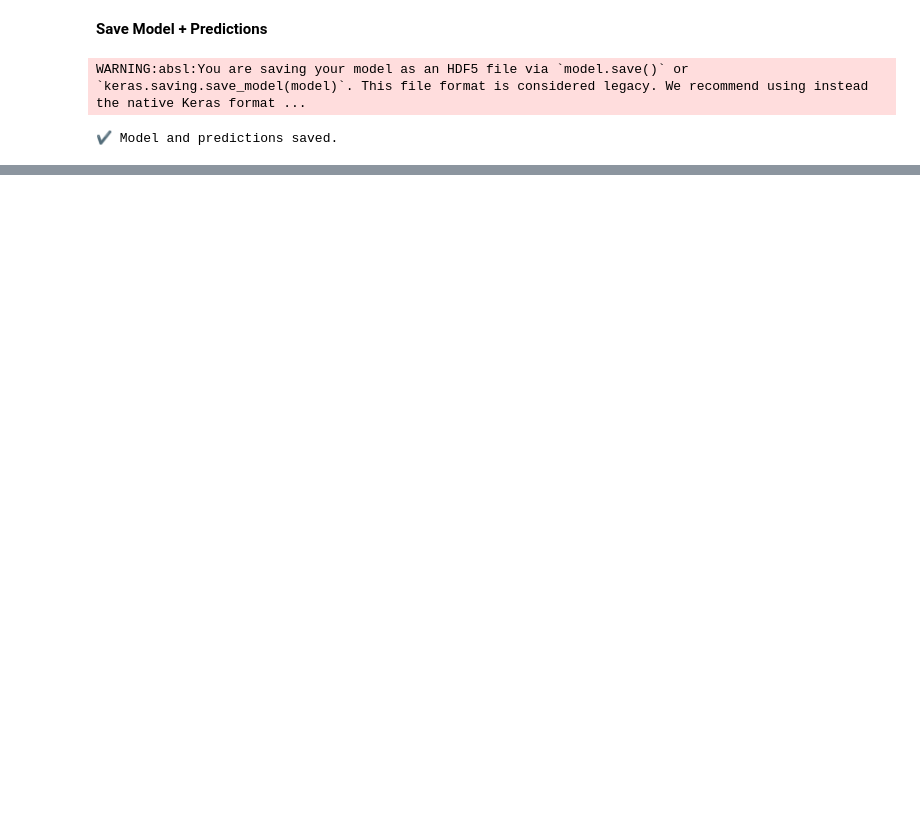
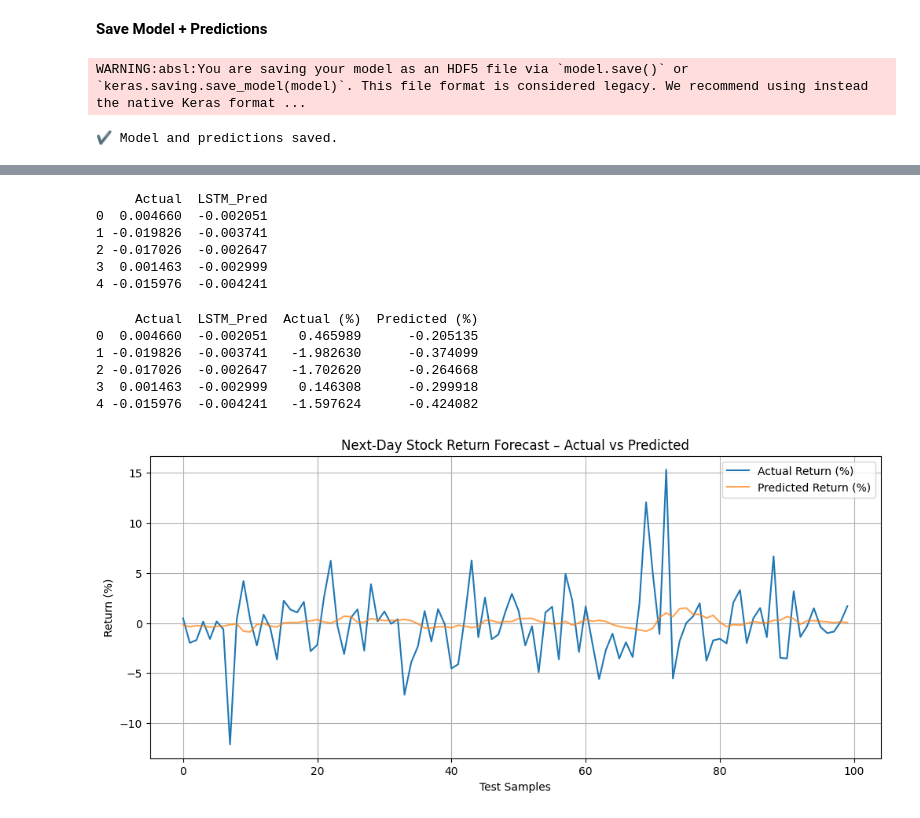
Before and after one commit to AKASH4671/Stock-Return-Forecasting-Using-LSTM-and-Machine-Learning, a Jupyter notebook: notebooks/03_LSTM_TimeSeries.ipynb, the cells around one changed output, grey strips where cells are left out. Cells and saved outputs as stored; diff of their text form; code cells hidden in the pictures; blank space fills up the shorter version.

Commit message:
LSTM model

```diff
--- a/notebooks/03_LSTM_TimeSeries.ipynb
+++ b/notebooks/03_LSTM_TimeSeries.ipynb
@@ -163,0 +184,34 @@ WARNING:absl:You are saving your model as an HDF5 file via `model.save()` or `ke
+# %%
+print(pred_df.head())
+# %% [output]
+     Actual  LSTM_Pred
+0  0.004660  -0.002051
+1 -0.019826  -0.003741
+2 -0.017026  -0.002647
+3  0.001463  -0.002999
+4 -0.015976  -0.004241
+# %%
+pred_df['Actual (%)'] = pred_df['Actual'] * 100
+pred_df['Predicted (%)'] = pred_df['LSTM_Pred'] * 100
+print(pred_df.head())
+# %% [output]
+     Actual  LSTM_Pred  Actual (%)  Predicted (%)
+0  0.004660  -0.002051    0.465989      -0.205135
+1 -0.019826  -0.003741   -1.982630      -0.374099
+2 -0.017026  -0.002647   -1.702620      -0.264668
+3  0.001463  -0.002999    0.146308      -0.299918
+4 -0.015976  -0.004241   -1.597624      -0.424082
+# %%
+import matplotlib.pyplot as plt
+
+plt.figure(figsize=(12, 5))
+plt.plot(pred_df['Actual (%)'][:100], label='Actual Return (%)')
+plt.plot(pred_df['Predicted (%)'][:100], label='Predicted Return (%)', alpha=0.7)
+plt.title("Next-Day Stock Return Forecast – Actual vs Predicted")
+plt.xlabel("Test Samples")
+plt.ylabel("Return (%)")
+plt.legend()
+plt.grid(True)
+plt.show()
+# %% [output]
+[figure, added]
```
Also changed, not shown: parts of 5 cells of this notebook.
